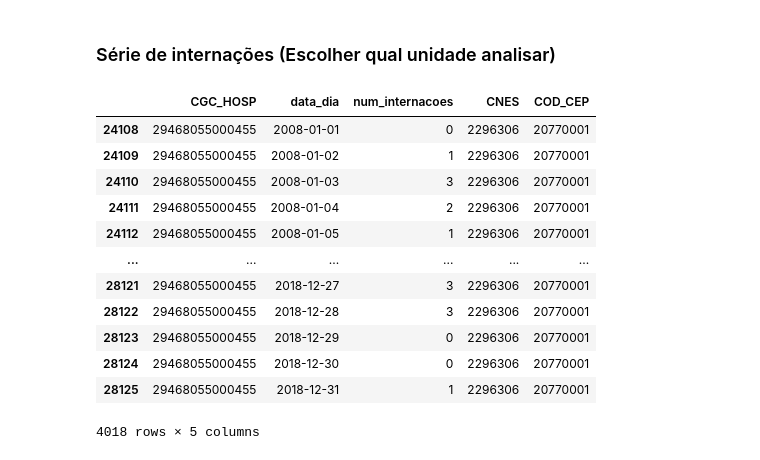
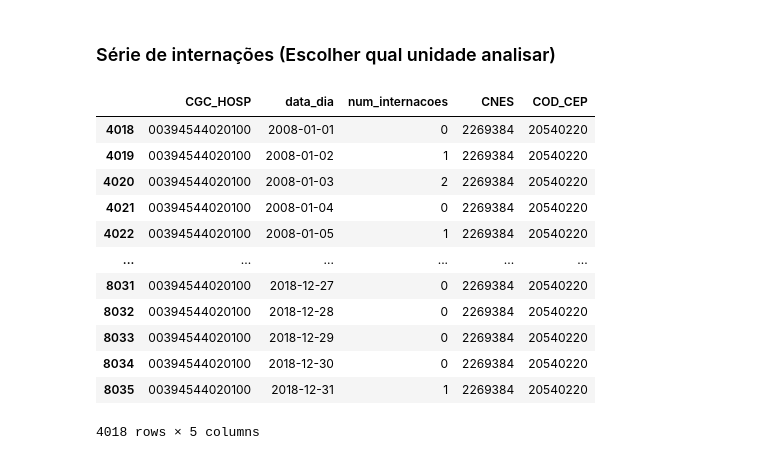
Before and after one commit to AILAB-CEFET-RJ/qualiar, a Jupyter notebook: Code/2 - TreatRawData/DataSus/treat_raw_hospitalizations.ipynb, the cells around one changed output. Drawn from its saved outputs; the diff is of its cells as text; code cells hidden in the pictures.

```diff
--- a/Code/2 - TreatRawData/DataSus/treat_raw_hospitalizations.ipynb
+++ b/Code/2 - TreatRawData/DataSus/treat_raw_hospitalizations.ipynb
@@ -629,22 +637,22 @@ Dimensoes da serie por hospital: (52234, 5)
 # %% [markdown]
 ### Série de internações (Escolher qual unidade analisar)
 # %%
-internacoes_diario_hospital_grafico = internacoes_diario_hospital[internacoes_diario_hospital['CNES'] == '2296306']
+internacoes_diario_hospital_grafico = internacoes_diario_hospital[internacoes_diario_hospital['CNES'] == '2269384']
 
 internacoes_diario_hospital_grafico
 # %% [output]
 |  | CGC_HOSP | data_dia | num_internacoes | CNES | COD_CEP |
-| 24108 | 29468055000455 | 2008-01-01 | 0 | 2296306 | 20770001 |
-| 24109 | 29468055000455 | 2008-01-02 | 1 | 2296306 | 20770001 |
-| 24110 | 29468055000455 | 2008-01-03 | 3 | 2296306 | 20770001 |
-| 24111 | 29468055000455 | 2008-01-04 | 2 | 2296306 | 20770001 |
-| 24112 | 29468055000455 | 2008-01-05 | 1 | 2296306 | 20770001 |
+| 4018 | 00394544020100 | 2008-01-01 | 0 | 2269384 | 20540220 |
+| 4019 | 00394544020100 | 2008-01-02 | 1 | 2269384 | 20540220 |
+| 4020 | 00394544020100 | 2008-01-03 | 2 | 2269384 | 20540220 |
+| 4021 | 00394544020100 | 2008-01-04 | 0 | 2269384 | 20540220 |
+| 4022 | 00394544020100 | 2008-01-05 | 1 | 2269384 | 20540220 |
 | ... | ... | ... | ... | ... | ... |
-| 28121 | 29468055000455 | 2018-12-27 | 3 | 2296306 | 20770001 |
-| 28122 | 29468055000455 | 2018-12-28 | 3 | 2296306 | 20770001 |
-| 28123 | 29468055000455 | 2018-12-29 | 0 | 2296306 | 20770001 |
-| 28124 | 29468055000455 | 2018-12-30 | 0 | 2296306 | 20770001 |
-| 28125 | 29468055000455 | 2018-12-31 | 1 | 2296306 | 20770001 |
+| 8031 | 00394544020100 | 2018-12-27 | 0 | 2269384 | 20540220 |
+| 8032 | 00394544020100 | 2018-12-28 | 0 | 2269384 | 20540220 |
+| 8033 | 00394544020100 | 2018-12-29 | 0 | 2269384 | 20540220 |
+| 8034 | 00394544020100 | 2018-12-30 | 0 | 2269384 | 20540220 |
+| 8035 | 00394544020100 | 2018-12-31 | 1 | 2269384 | 20540220 |
 4018 rows × 5 columns
 # %%
 sns.set_style("whitegrid")
```
Also changed, not shown: parts of 2 cells of this notebook, 1 other file.
